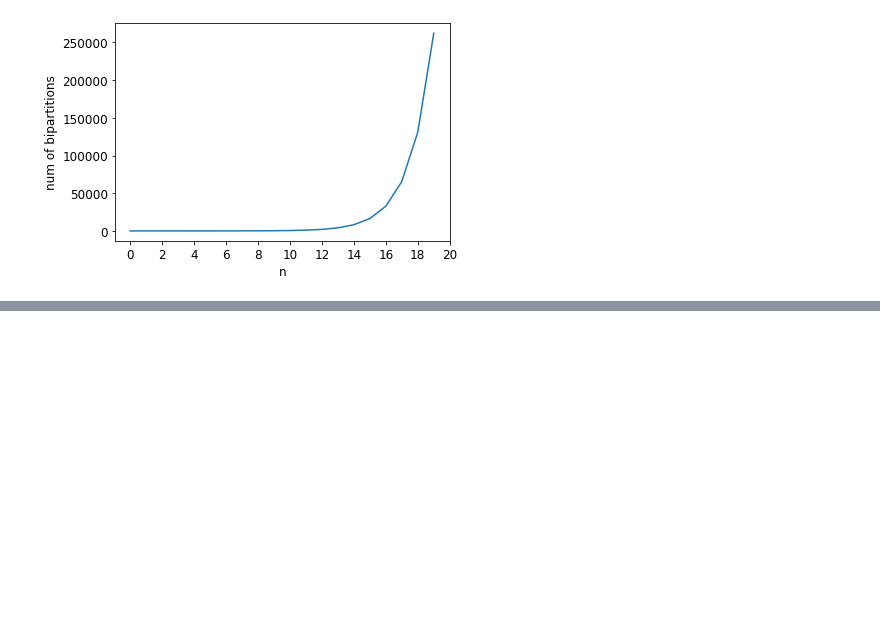
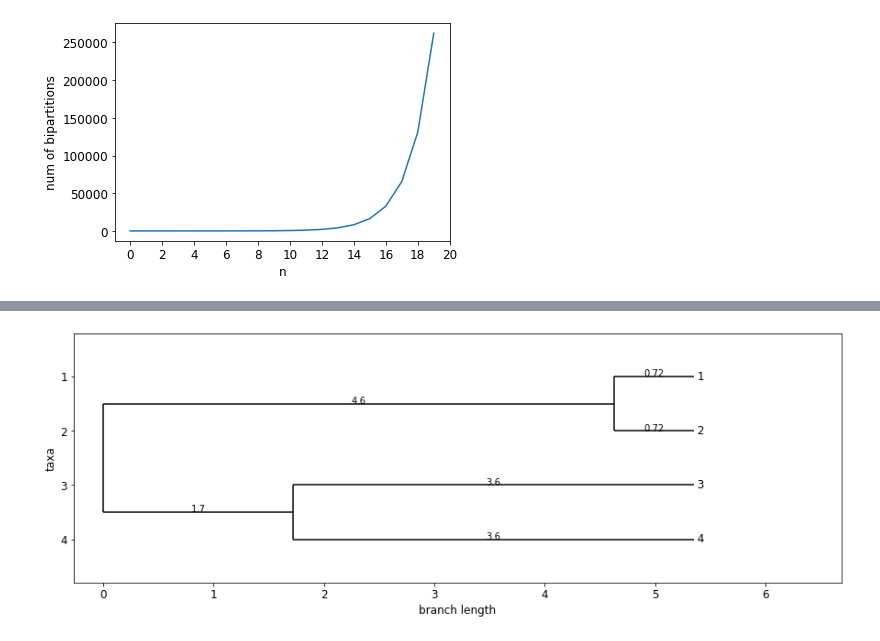
Before and after one commit to solislemuslab/PhyloClustering.jl, a Jupyter notebook: bipartition-embedding.ipynb, the cells around one changed output, grey strips where cells are left out. Saved outputs shown, nothing was run; the diff lists cells and outputs as text; code cells hidden in the pictures; blank space fills up the shorter version.

```diff
--- a/bipartition-embedding.ipynb
+++ b/bipartition-embedding.ipynb
@@ -299,0 +314,6 @@ plt.show()
+# %%
+tree_2 = next(trees2)
+fig, ax = plt.subplots(figsize=(15, 5))
+Phylo.draw(tree_2, branch_labels=format_branch_length, axes=ax)
+# %% [output]
+[figure, added]
```
Also changed, not shown: parts of 13 cells of this notebook, 1 other file.
